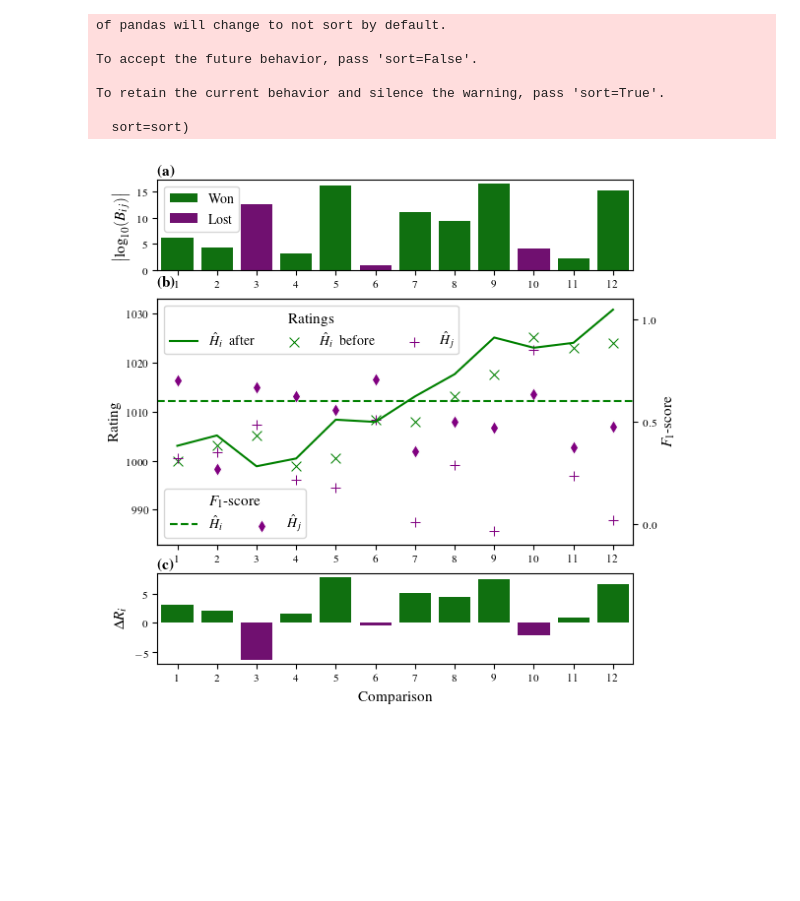
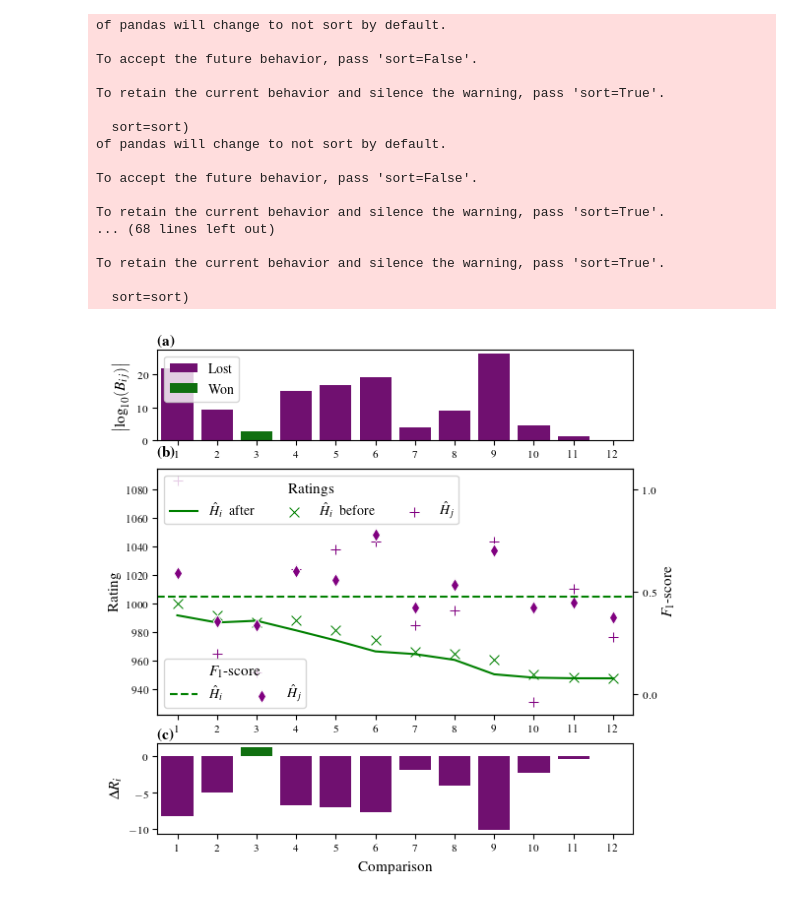
Before and after one commit to flynnbr11/schrodingers_catwalk, a Jupyter notebook: figure_development/gen_alg_model.ipynb, the cells around one changed output. Saved outputs shown, nothing was run; the diff lists cells and outputs as text; code cells hidden in the pictures; blank space fills up the shorter version.

```diff
--- a/figure_development/gen_alg_model.ipynb
+++ b/figure_development/gen_alg_model.ipynb
@@ -279,21 +279,32 @@ def plot_rating_progress_single_model_static(
 # %%
 save_path = os.path.join(
     "/home/bf16951/thesis/theoretical_study/figures",
     "single_generation_ratings_progression.pdf"
 )
 
-
-plot_rating_progress_single_model_static(
-    ratings_df = ratings,
-    target_model_id = 7 # for Dec_10/14_40,
-    save_to_file = save_path
-)
+for i in range(13, 25):
+    plot_rating_progress_single_model_static(
+        ratings_df = ratings,
+        target_model_id = i,
+    #     target_model_id = 7 # for Dec_10/14_40,
+    #     save_to_file = save_path
+    )
 # %% [output]
 of pandas will change to not sort by default.
 
 To accept the future behavior, pass 'sort=False'.
 
 To retain the current behavior and silence the warning, pass 'sort=True'.
 
   sort=sort)
+of pandas will change to not sort by default.
+
+To accept the future behavior, pass 'sort=False'.
+
+To retain the current behavior and silence the warning, pass 'sort=True'.
+... (68 lines left out)
+
+To retain the current behavior and silence the warning, pass 'sort=True'.
+
+  sort=sort)
-[figure, old version]
+[figure, new version]
```
Also changed, not shown: parts of 5 cells of this notebook, 4 other files.
